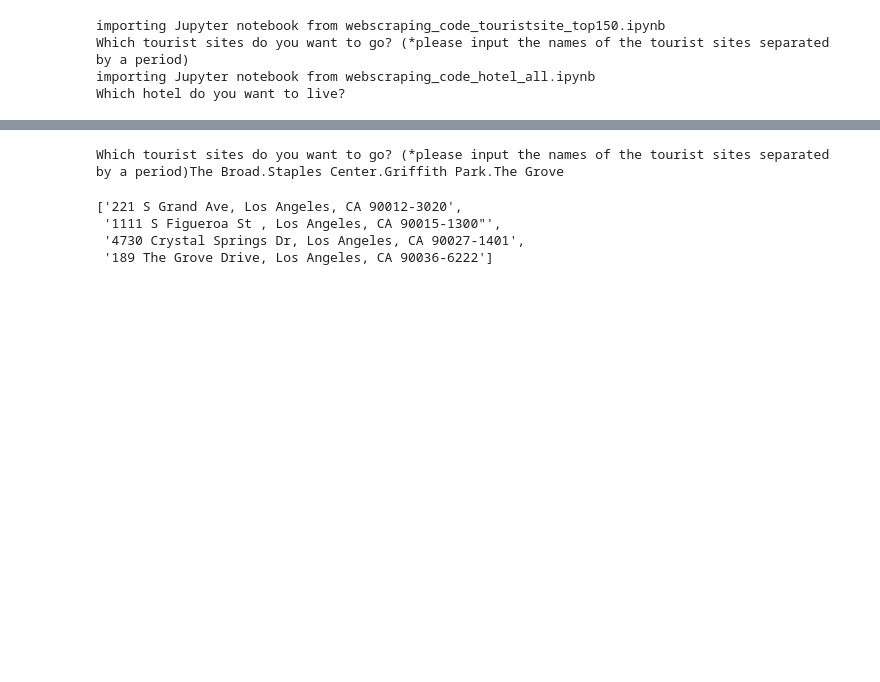
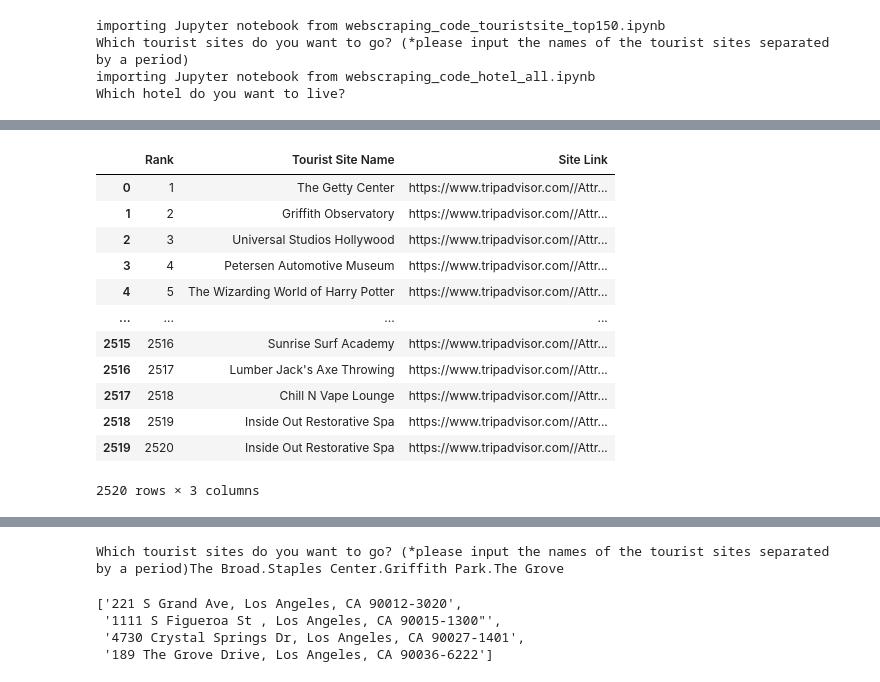
Before and after one commit to jren99/pic16b_project_LA_Travel_Planner, a Jupyter notebook: route-visualization.ipynb, the cells around one changed output, grey strips where cells are left out. Drawn from its saved outputs; the diff is of its cells as text; code cells hidden in the pictures; blank space fills up the shorter version.

```diff
--- a/route-visualization.ipynb
+++ b/route-visualization.ipynb
@@ -89,0 +26,19 @@ tourist_site_name
+# %%
+# Attractions dataframe
+df = pd.read_csv("2520_touristsite.csv")
+df = df.drop('Unnamed: 0', 1)
+df
+# %% [output]
+|  | Rank | Tourist Site Name | Site Link |
+| 0 | 1 | The Getty Center | https://www.tripadvisor.com//Attr... |
+| 1 | 2 | Griffith Observatory | https://www.tripadvisor.com//Attr... |
+| 2 | 3 | Universal Studios Hollywood | https://www.tripadvisor.com//Attr... |
+| 3 | 4 | Petersen Automotive Museum | https://www.tripadvisor.com//Attr... |
+| 4 | 5 | The Wizarding World of Harry Potter | https://www.tripadvisor.com//Attr... |
+| ... | ... | ... | ... |
+| 2515 | 2516 | Sunrise Surf Academy | https://www.tripadvisor.com//Attr... |
+| 2516 | 2517 | Lumber Jack's Axe Throwing | https://www.tripadvisor.com//Attr... |
+| 2517 | 2518 | Chill N Vape Lounge | https://www.tripadvisor.com//Attr... |
+| 2518 | 2519 | Inside Out Restorative Spa | https://www.tripadvisor.com//Attr... |
+| 2519 | 2520 | Inside Out Restorative Spa | https://www.tripadvisor.com//Attr... |
+2520 rows × 3 columns
```
Also changed, not shown: parts of 54 cells of this notebook.
